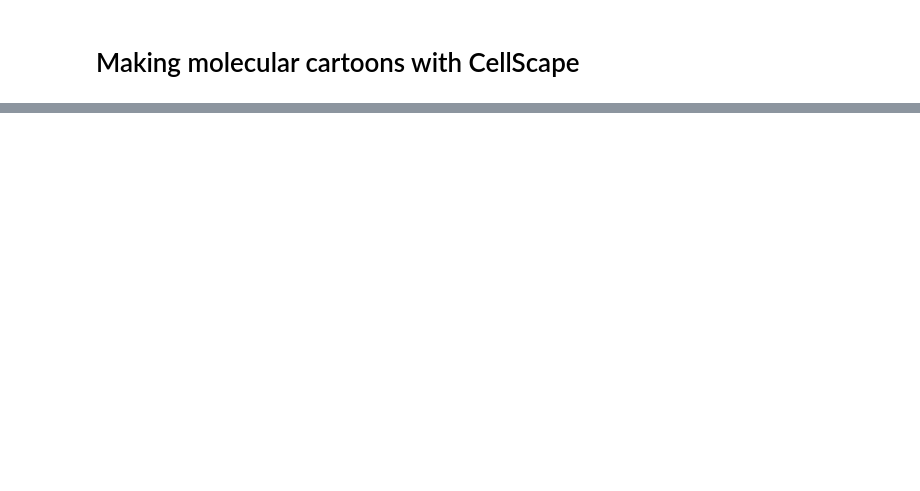
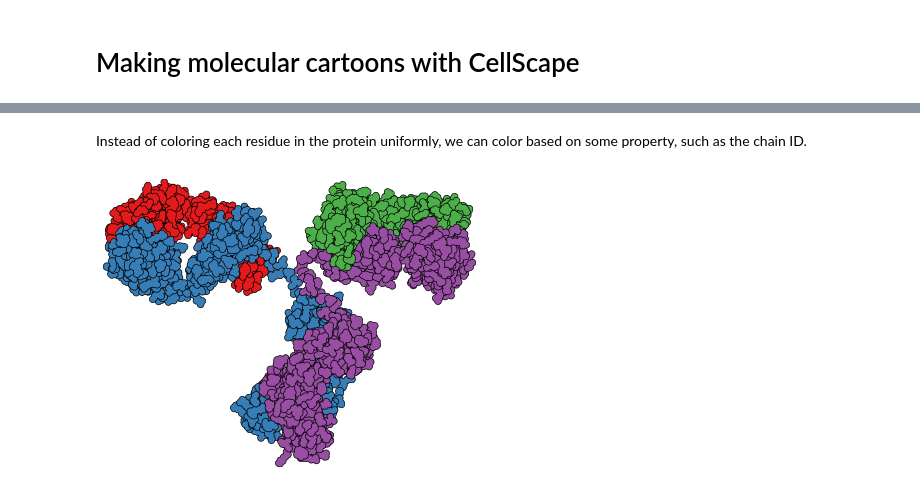
Before and after one commit to jordisr/cellscape, a Jupyter notebook: examples/cartoon.ipynb, the cells around one changed output, grey strips where cells are left out. Saved outputs shown, nothing was run; the diff lists cells and outputs as text; code cells hidden in the pictures; blank space fills up the shorter version.

```diff
--- a/examples/cartoon.ipynb
+++ b/examples/cartoon.ipynb
@@ -134,0 +64,6 @@ ig.export("example_object")
+# %% [markdown]
+Instead of coloring each residue in the protein uniformly, we can color based on some property, such as the chain ID.
+# %%
+protein.plot(color_residues_by="chain")
+# %% [output]
+[figure, added]
```
Also changed, not shown: parts of 78 cells of this notebook, 2 other files.
